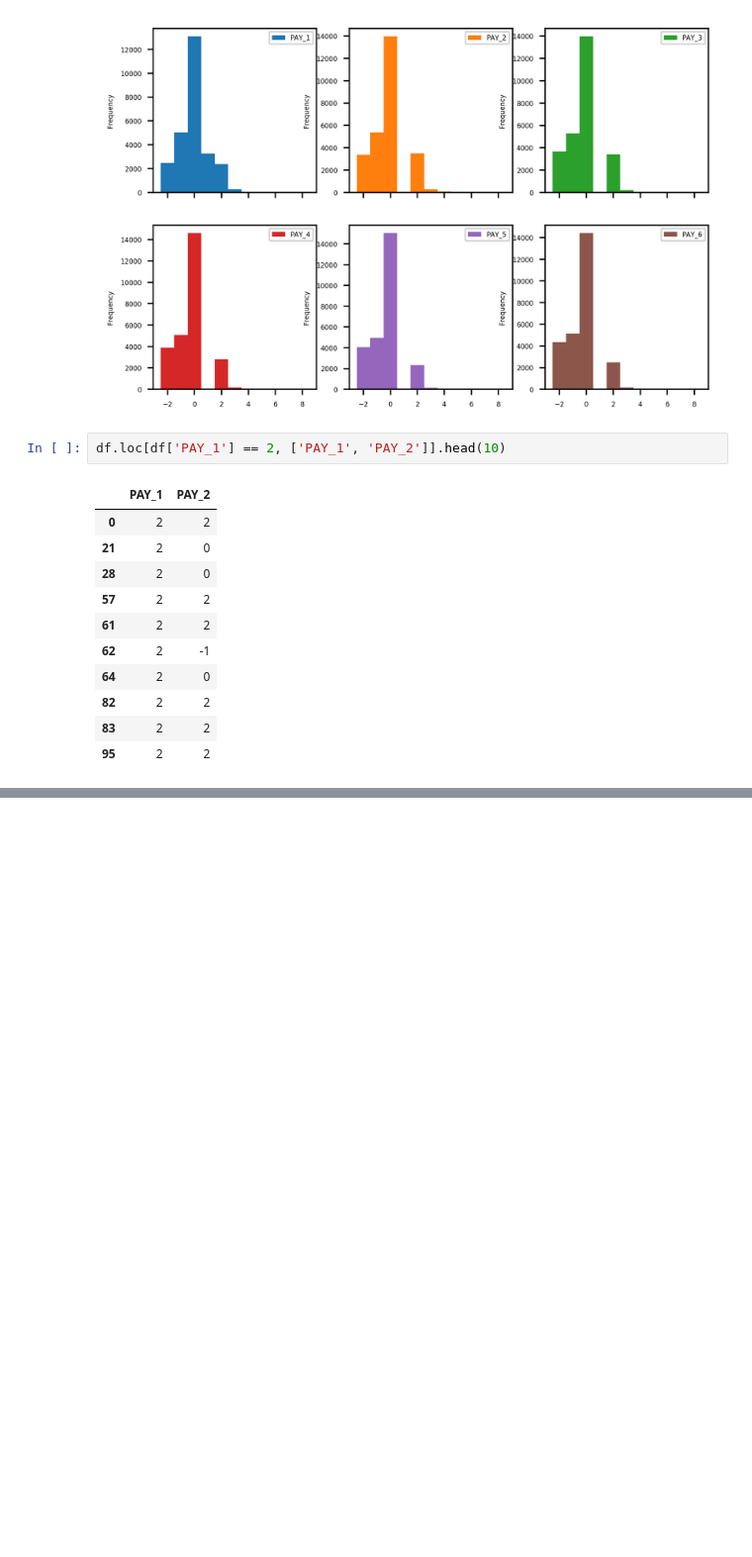
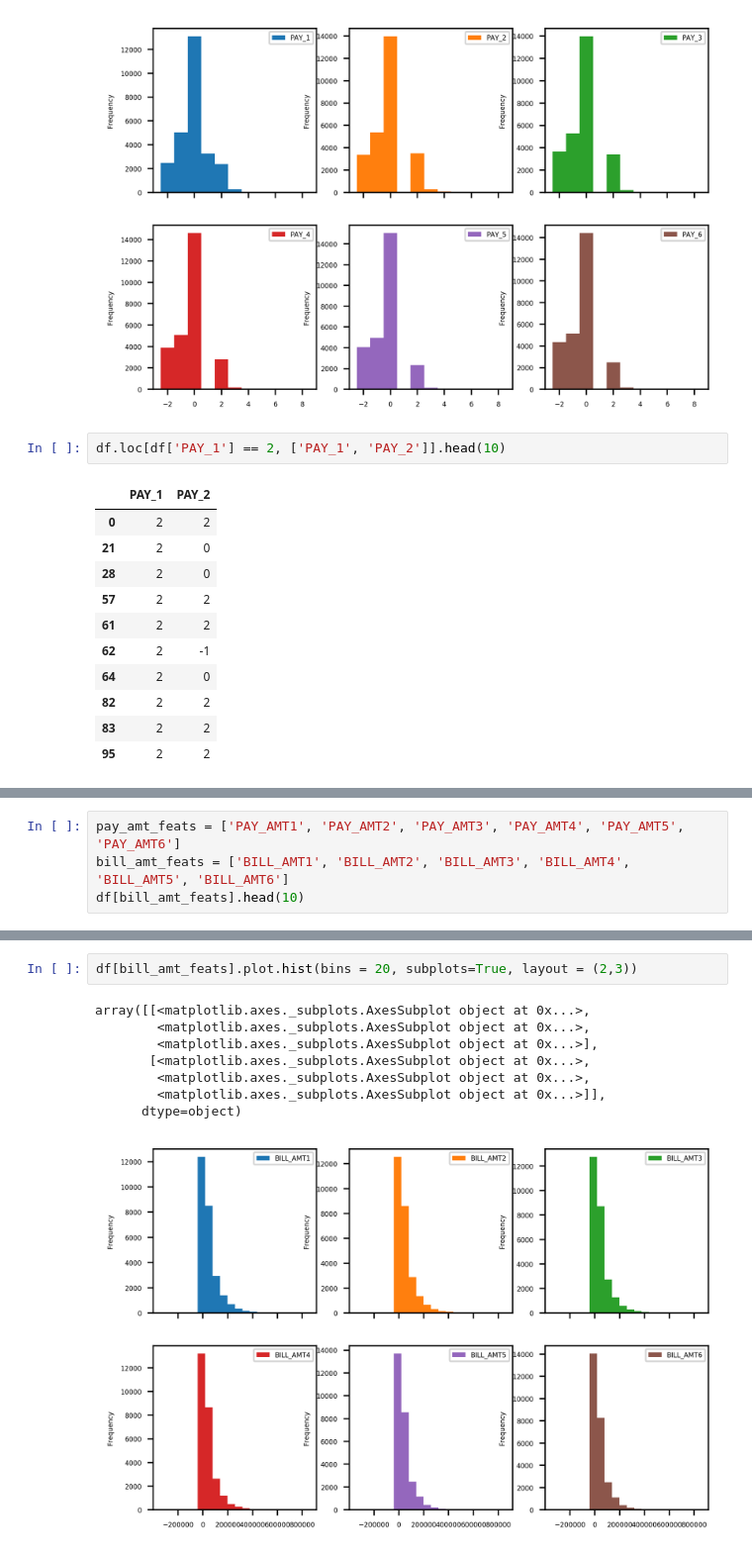
Before and after one commit to GusFX/default_of_credit_card_learning, a Jupyter notebook: src/cleaning_and_exploring.ipynb, the cells around one changed output, grey strips where cells are left out. Shown at 99% size. Saved outputs shown, nothing was run; the diff lists cells and outputs as text; blank space fills up the shorter version.

```diff
--- a/src/cleaning_and_exploring.ipynb
+++ b/src/cleaning_and_exploring.ipynb
@@ -448,0 +451,4 @@ Looking the data, we can see that, with the exception of **PAY_1**, all the othe
+# %%
+pay_amt_feats = ['PAY_AMT1', 'PAY_AMT2', 'PAY_AMT3', 'PAY_AMT4', 'PAY_AMT5', 'PAY_AMT6']
+bill_amt_feats = ['BILL_AMT1', 'BILL_AMT2', 'BILL_AMT3', 'BILL_AMT4', 'BILL_AMT5', 'BILL_AMT6']
+df[bill_amt_feats].head(10)
@@ -448,0 +479,11 @@ Looking the data, we can see that, with the exception of **PAY_1**, all the othe
+# %%
+df[bill_amt_feats].plot.hist(bins = 20, subplots=True, layout = (2,3))
+# %% [output]
+array([[<matplotlib.axes._subplots.AxesSubplot object at 0x...>,
+        <matplotlib.axes._subplots.AxesSubplot object at 0x...>,
+        <matplotlib.axes._subplots.AxesSubplot object at 0x...>],
+       [<matplotlib.axes._subplots.AxesSubplot object at 0x...>,
+        <matplotlib.axes._subplots.AxesSubplot object at 0x...>,
+        <matplotlib.axes._subplots.AxesSubplot object at 0x...>]],
+      dtype=object)
+[figure, added]
```
Also changed, not shown: parts of 9 cells of this notebook.
